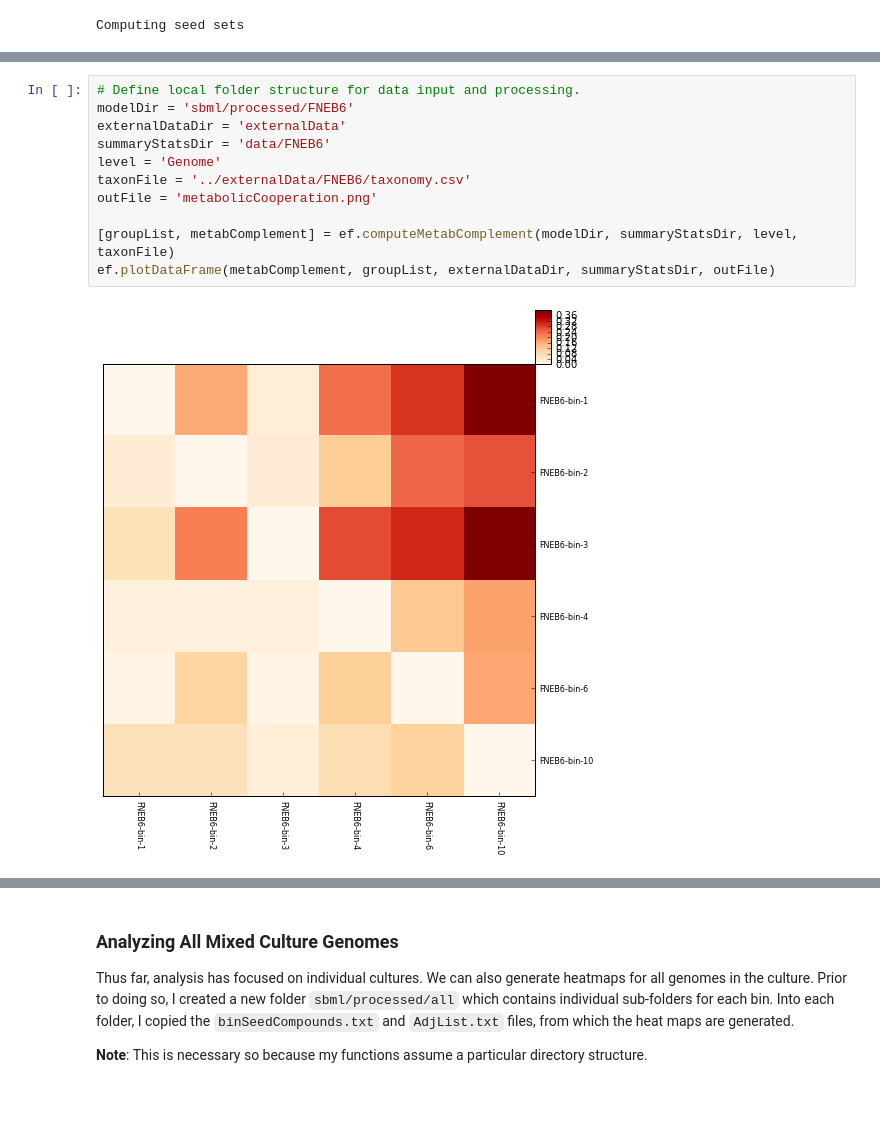
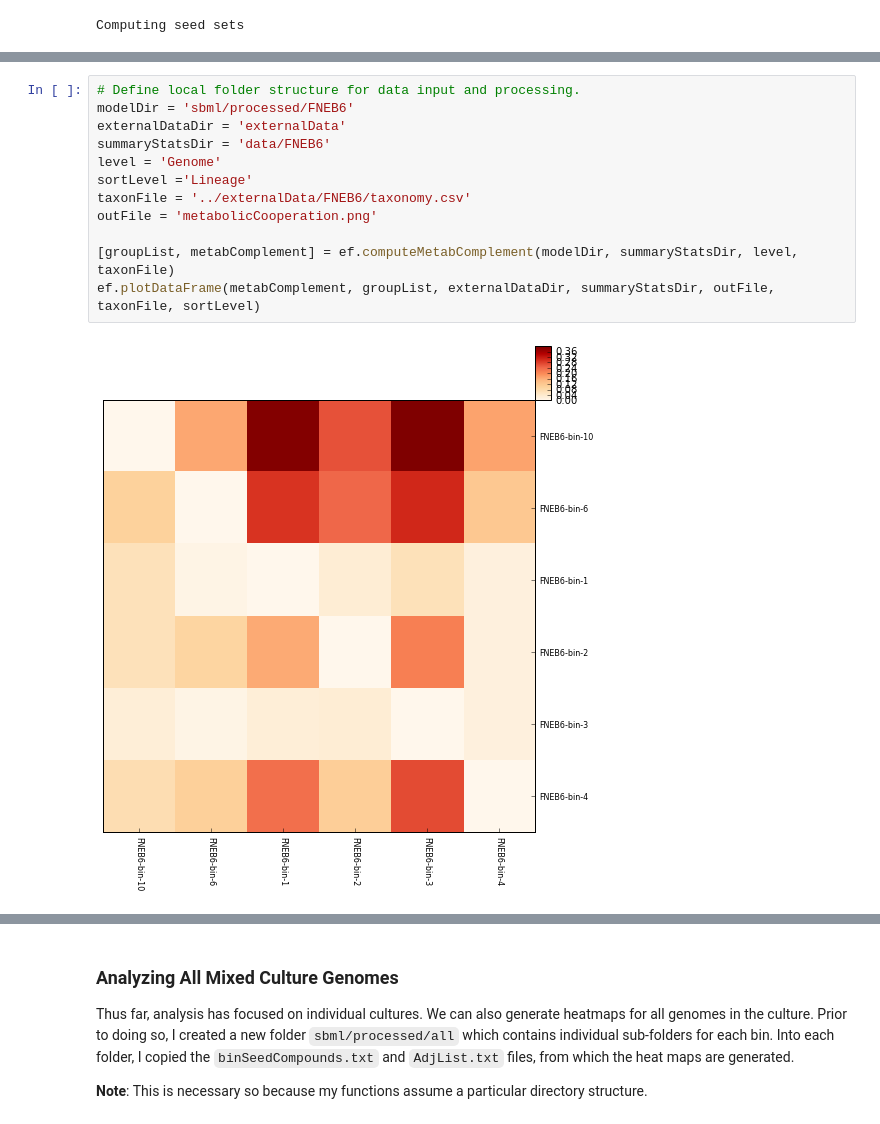
Before and after one commit to celawson87/reverseEcology, a Jupyter notebook: jupyter/reverseEcology.ipynb, the cells around one changed output, grey strips where cells are left out. Drawn from its saved outputs; the diff is of its cells as text.

```diff
--- a/jupyter/reverseEcology.ipynb
+++ b/jupyter/reverseEcology.ipynb
@@ -677,16 +678,17 @@ ef.plotDataFrame(metabCompeteDF, groupList, externalDataDir, summaryStatsDir, ou
 # %%
 # Define local folder structure for data input and processing.
 modelDir = 'sbml/processed/FNEB6'
 externalDataDir = 'externalData'
 summaryStatsDir = 'data/FNEB6'
 level = 'Genome'
+sortLevel ='Lineage'
 taxonFile = '../externalData/FNEB6/taxonomy.csv'
 outFile = 'metabolicCooperation.png'
 
 [groupList, metabComplement] = ef.computeMetabComplement(modelDir, summaryStatsDir, level, taxonFile)
-ef.plotDataFrame(metabComplement, groupList, externalDataDir, summaryStatsDir, outFile)
+ef.plotDataFrame(metabComplement, groupList, externalDataDir, summaryStatsDir, outFile, taxonFile, sortLevel)
 # %% [output]
-[figure, old version]
+[figure, new version]
 # %%
 # Define local folder structure for data input and processing.
 modelDir = 'sbml/processed/FNEB7'
```
Also changed, not shown: parts of 9 cells of this notebook, 20 other files.
